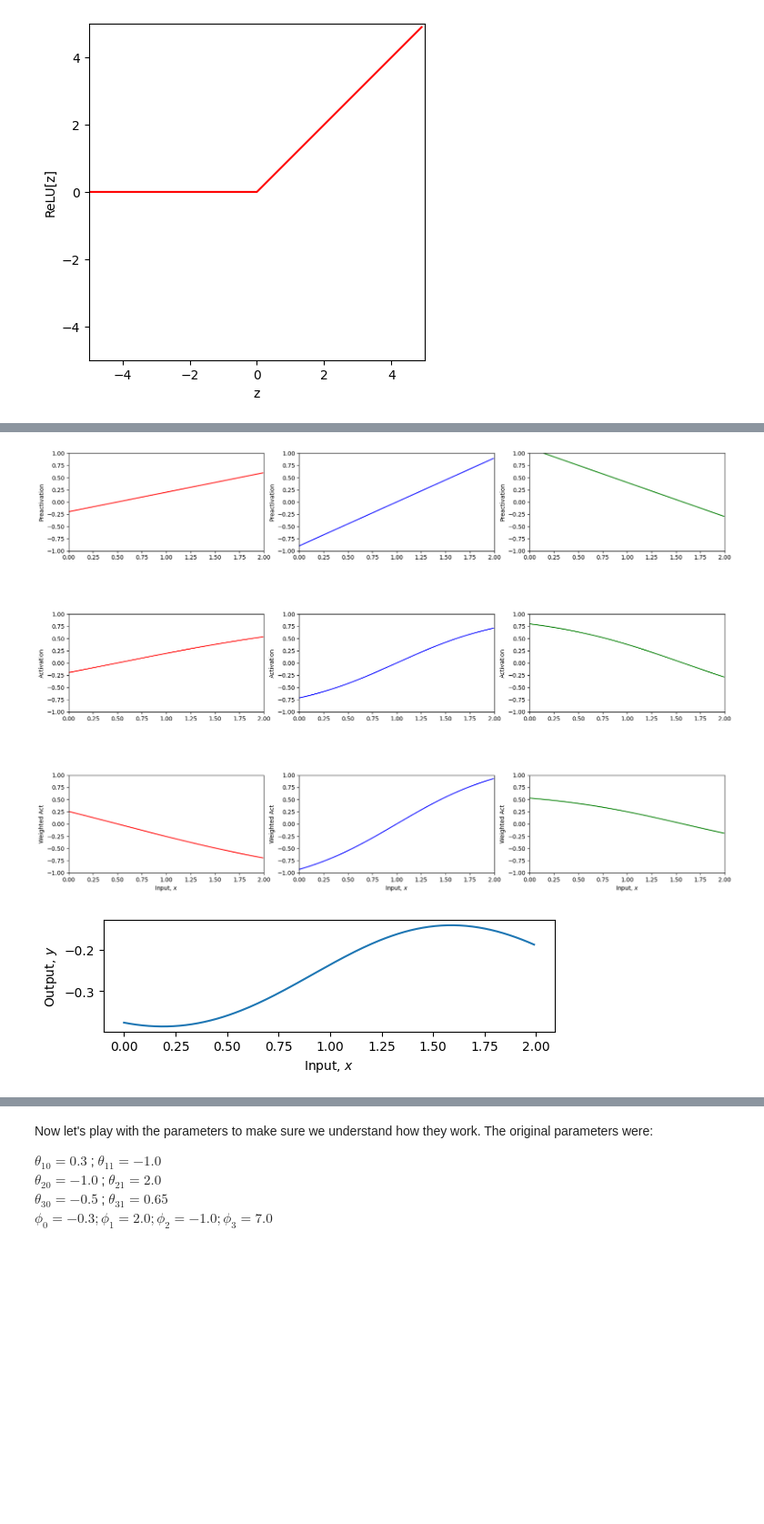
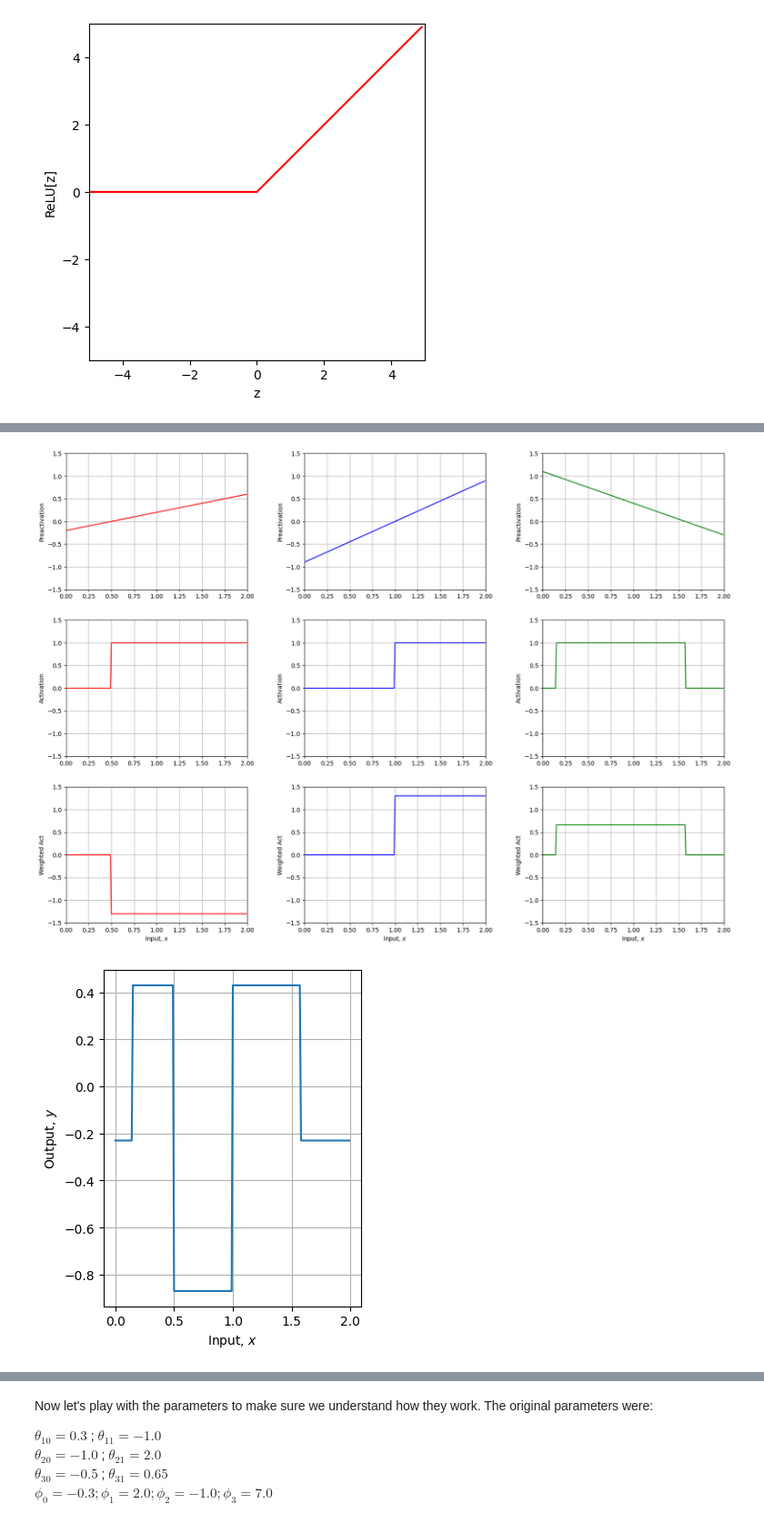
Before and after one commit to vvithurshan/DL_Practice, a Jupyter notebook: Notebooks/Chap03/3_1_Shallow_Networks_I.ipynb, the cells around one changed output, grey strips where cells are left out. Shown at 91% size. Drawn from its saved outputs; the diff is of its cells as text; code cells hidden in the pictures; blank space fills up the shorter version.

```diff
--- a/Notebooks/Chap03/3_1_Shallow_Networks_I.ipynb
+++ b/Notebooks/Chap03/3_1_Shallow_Networks_I.ipynb
@@ -42,6 +42,17 @@ def tanh_activation(preactivation):
   """
   activation = np.tanh(preactivation)
   return activation
+# %%
+# prompt: function for rectangular activation function
+
+import numpy as np
+
+def rectangular_activation(preactivation):
+  activation = np.where((preactivation >= 0) & (preactivation <= 1), 1, 0)
+#   activation = np.where(z > 0, 1, 0)
+#   activation = np.clip(preactivation, 0, None)
+
+  return activation
 # %%
 # Make an array of inputs
 z = np.arange(-5,5,0.1)
@@ -58,0 +84,12 @@ plt.show()
+# %%
+# Make an array of inputs
+z = np.arange(-2,2,0.01)
+rect = rectangular_activation(z)
+
+# Plot the ReLU function
+fig, ax = plt.subplots()
+ax.plot(z,rect,'r-')
+ax.set_xlim([-3,3]);ax.set_ylim([-2,2])
+ax.set_xlabel('z'); ax.set_ylabel('rect[z]')
+ax.set_aspect('equal')
+plt.show()
@@ -105,12 +144,14 @@ def plot_neural(x, y, pre_1, pre_2, pre_3, act_1, act_2, act_3, w_act_1, w_act_2
 
     for plot_y in range(3):
       for plot_x in range(3):
-        ax[plot_y,plot_x].set_xlim([0,2]);ax[plot_x,plot_y].set_ylim([-1,1])
+        ax[plot_y,plot_x].set_xlim([0,2]);ax[plot_x,plot_y].set_ylim([-1.5,1.5])
         ax[plot_y,plot_x].set_aspect(0.5)
+        ax[plot_y,plot_x].grid()
       ax[2,plot_y].set_xlabel('Input, $x$');
     plt.show()
 
   fig, ax = plt.subplots()
+  ax.grid()
   ax.plot(x,y)
   ax.set_xlabel('Input, $x$'); ax.set_ylabel('Output, $y$')
 #   ax.set_xlim([0,1]);ax.set_ylim([-1,1])
@@ -123,33 +164,36 @@ def plot_neural(x, y, pre_1, pre_2, pre_3, act_1, act_2, act_3, w_act_1, w_act_2
 # %%
 # Now lets define some parameters and run the neural network
 # theta_10 =  0.3 ; theta_11 = -1.0
 # theta_20 = -1.0  ; theta_21 = 2.0
 # theta_30 = -0.5  ; theta_31 = 0.65
 # phi_0 = -0.3; phi_1 = 2.0; phi_2 = -1.0; phi_3 = 7.0
 
 # {−0.23, −1.3, 1.3, 0.66, −0.2, 0.4, −0.9, 0.9, 1.1, −0.7
 
 theta_10=-0.2  ;  theta_11=0.4
 theta_20=-0.9  ;  theta_21=0.9
 theta_30=0  ;  theta_31=0.7
 phi_0=-0.23;phi_1=-1.3;phi_2=1.3;phi_3=0.66
 
 theta_10=-0.2  ;  theta_11=0.4
 theta_20=-0.9  ;  theta_21=0.9
 theta_30=1.1  ;  theta_31=-0.7
 phi_0=-0.23;phi_1=-1.3;phi_2=1.3;phi_3=0.66
 
 # Define a range of input values
 x = np.arange(0,2,0.01)
 
 # We run the neural network for each of these input values
 y, pre_1, pre_2, pre_3, act_1, act_2, act_3, w_act_1, w_act_2, w_act_3 = \
-    shallow_1_1_3(x, tanh_activation, phi_0,phi_1,phi_2,phi_3, theta_10, theta_11, theta_20, theta_21, theta_30, theta_31)
+    shallow_1_1_3(x, rectangular_activation, phi_0,phi_1,phi_2,phi_3, theta_10, theta_11, theta_20, theta_21, theta_30, theta_31)
 # And then plot it
+# print(pre_3)
+x.shape, y.shape
+# pre_1.shape, pre_2.shape, pre_3.shape, act_1.shape, act_2.shape, act_3.shape, w_act_1.shape, w_act_2.shape, w_act_3.shape
 plot_neural(x, y, pre_1, pre_2, pre_3, act_1, act_2, act_3, w_act_1, w_act_2, w_act_3, plot_all=True)
 # %% [output]
-[figure, old version]
+[figure, new version]
-[figure, old version]
+[figure, new version]
 # %% [markdown]
 If your code is correct, then the final output should look like this:
 <img src="embedded-picture-1">
```
Also changed, not shown: parts of 2 cells of this notebook.
